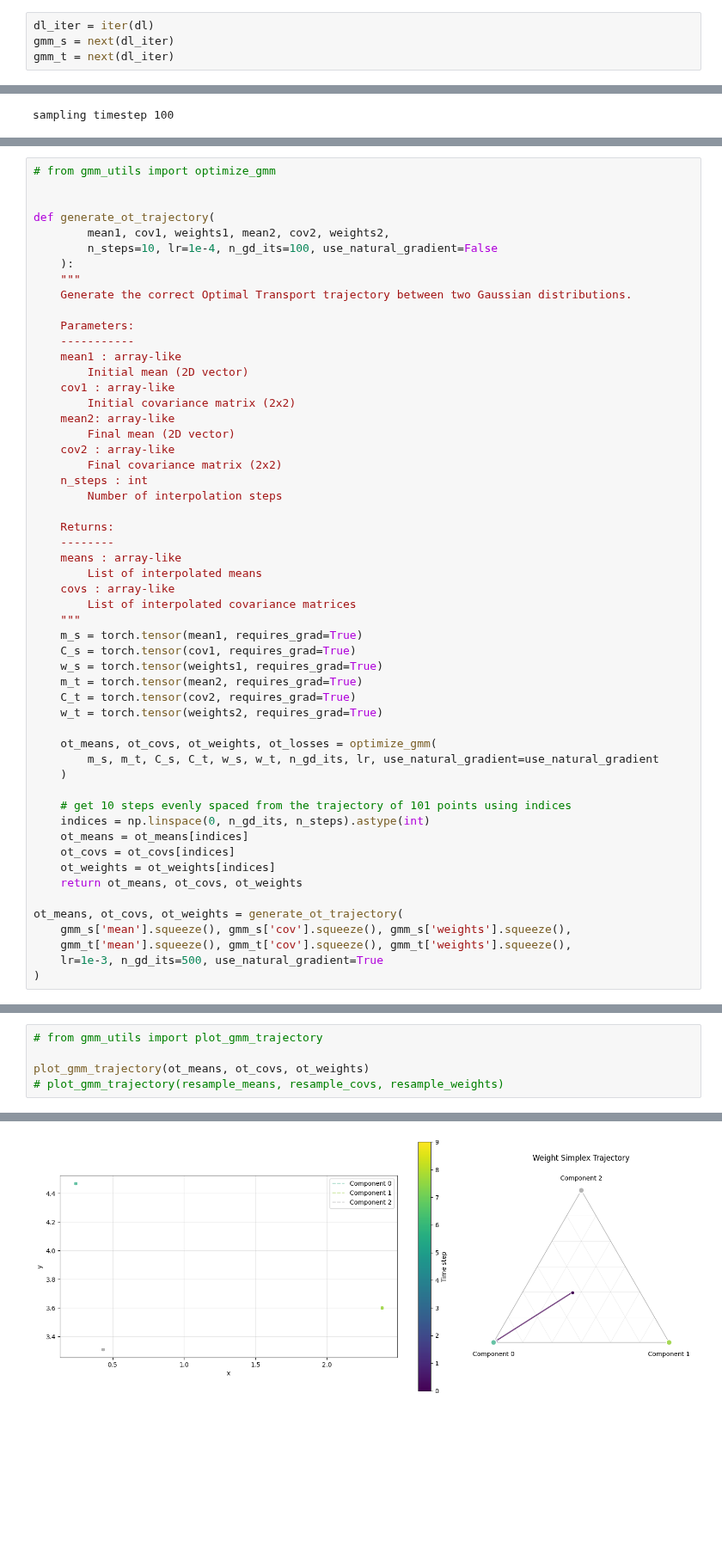
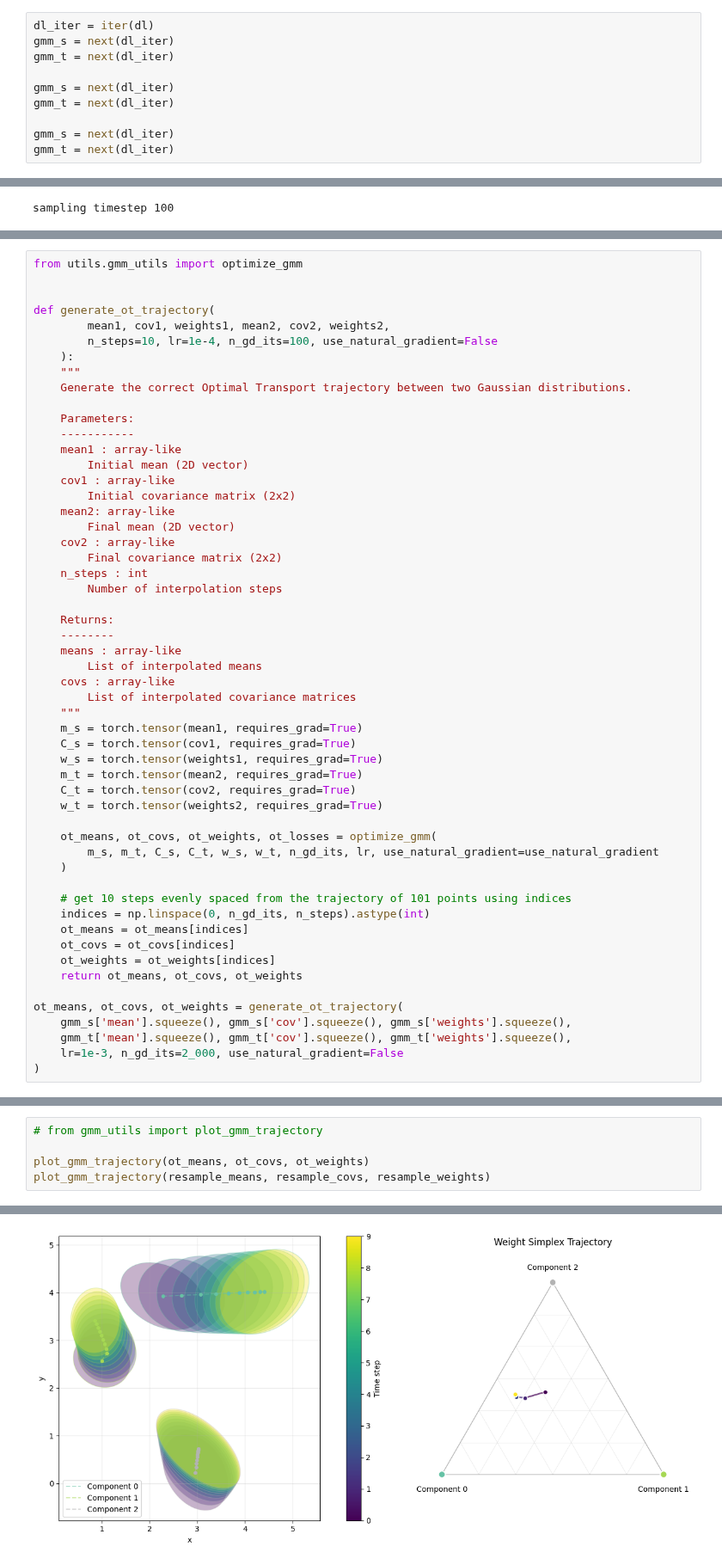
Before and after one commit to njwfish/DistributionEmbeddings, a Jupyter notebook: notebooks/gmm_ot.ipynb, the cells around one changed output, grey strips where cells are left out. Shown at 86% size. Drawn from its saved outputs; the diff is of its cells as text; blank space fills up the shorter version.

```diff
--- a/notebooks/gmm_ot.ipynb
+++ b/notebooks/gmm_ot.ipynb
@@ -59,6 +59,12 @@ dl = DataLoader(ds, batch_size=3, shuffle=False, collate_fn=mx.collate_fn)
 dl_iter = iter(dl)
 gmm_s = next(dl_iter)
 gmm_t = next(dl_iter)
+
+gmm_s = next(dl_iter)
+gmm_t = next(dl_iter)
+
+gmm_s = next(dl_iter)
+gmm_t = next(dl_iter)
 # %%
 # clear cuda cahce and gc
 import gc
@@ -472,5 +98,5 @@ def optimize_gmm(m_s: torch.Tensor,
 # %%
-# from gmm_utils import optimize_gmm
+from utils.gmm_utils import optimize_gmm
 
 
 def generate_ot_trajectory(
@@ -521,5 +147,5 @@ def generate_ot_trajectory(
 ot_means, ot_covs, ot_weights = generate_ot_trajectory(
     gmm_s['mean'].squeeze(), gmm_s['cov'].squeeze(), gmm_s['weights'].squeeze(),
     gmm_t['mean'].squeeze(), gmm_t['cov'].squeeze(), gmm_t['weights'].squeeze(),
-    lr=1e-3, n_gd_its=500, use_natural_gradient=True
+    lr=1e-3, n_gd_its=2_000, use_natural_gradient=False
 )
@@ -656,10 +180,10 @@ array([[[0.2405437, 4.4688478],
 # %%
 # from gmm_utils import plot_gmm_trajectory
 
 plot_gmm_trajectory(ot_means, ot_covs, ot_weights)
-# plot_gmm_trajectory(resample_means, resample_covs, resample_weights)
+plot_gmm_trajectory(resample_means, resample_covs, resample_weights)
 # %% [output]
 (<Figure size 1500x600 with 3 Axes>,
  (<Axes: xlabel='x', ylabel='y'>,
   <Axes: title={'center': 'Weight Simplex Trajectory'}>))
-[figure, old version]
+[figure, new version]
```
Also changed, not shown: parts of 15 cells of this notebook, 1 other file.
